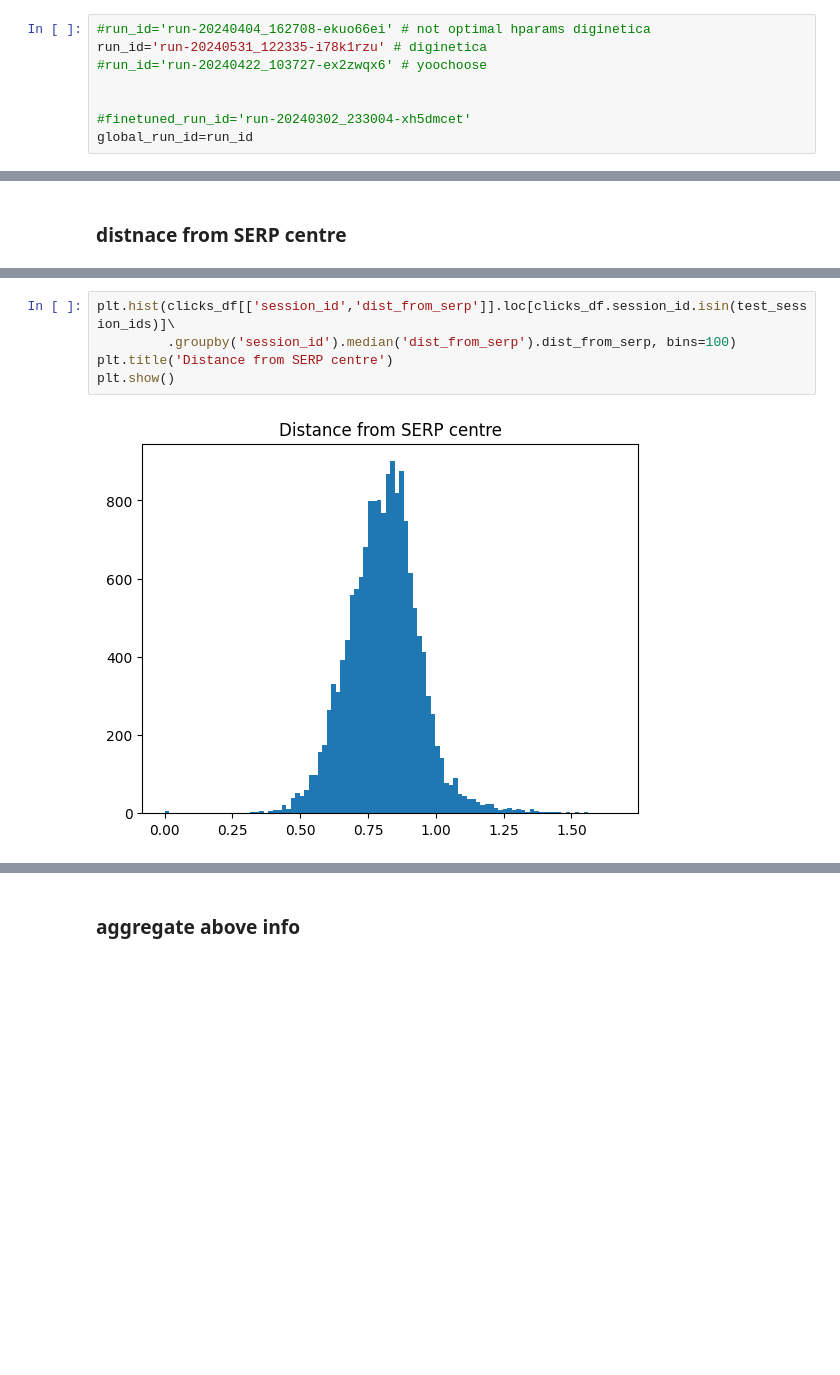
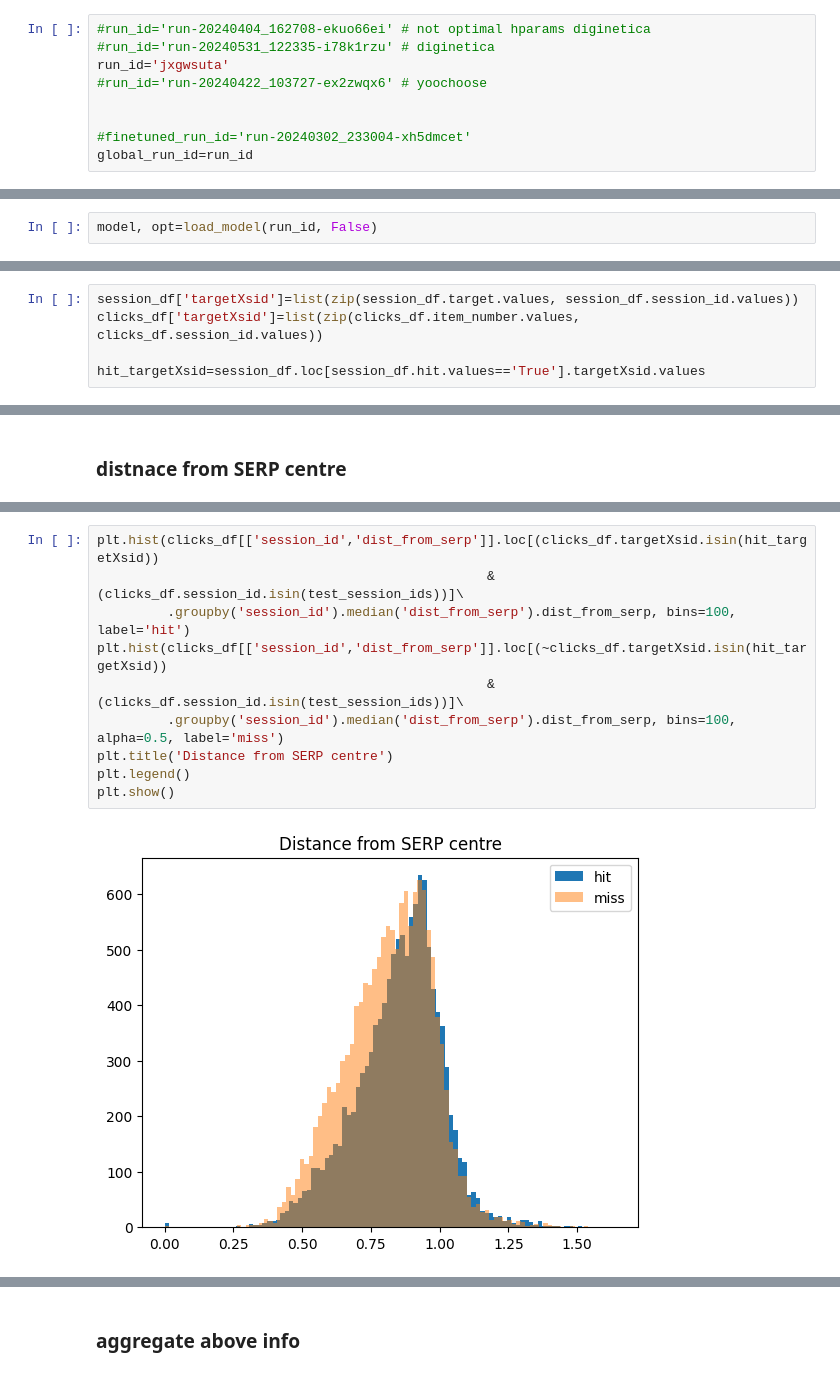
Before and after one commit to kpuchalskixiv/GNN_Master, a Jupyter notebook: srgnn/analyse_items_embeddings.ipynb, the cells around one changed output, grey strips where cells are left out. Drawn from its saved outputs; the diff is of its cells as text; blank space fills up the shorter version.

```diff
--- a/srgnn/analyse_items_embeddings.ipynb
+++ b/srgnn/analyse_items_embeddings.ipynb
@@ -30,7 +32,8 @@ torch.set_float32_matmul_precision('medium')
 # data loading
 # %%
 #run_id='run-20240404_162708-ekuo66ei' # not optimal hparams diginetica
-run_id='run-20240531_122335-i78k1rzu' # diginetica
+#run_id='run-20240531_122335-i78k1rzu' # diginetica
+run_id='jxgwsuta'
 #run_id='run-20240422_103727-ex2zwqx6' # yoochoose
 
 
@@ -56,0 +42,2 @@ model=SRGNN_model.load_from_checkpoint(f"./GNN_master/{global_run_id.split('-')[
+# %%
+model, opt=load_model(run_id, False)
@@ -443,0 +700,5 @@ plt.show()
+# %%
+session_df['targetXsid']=list(zip(session_df.target.values, session_df.session_id.values))
+clicks_df['targetXsid']=list(zip(clicks_df.item_number.values, clicks_df.session_id.values))
+
+hit_targetXsid=session_df.loc[session_df.hit.values=='True'].targetXsid.values
@@ -504,10 +841,15 @@ plt.show()
 # %%
-plt.hist(clicks_df[['session_id','dist_from_serp']].loc[clicks_df.session_id.isin(test_session_ids)]\
-         .groupby('session_id').median('dist_from_serp').dist_from_serp, bins=100)
+plt.hist(clicks_df[['session_id','dist_from_serp']].loc[(clicks_df.targetXsid.isin(hit_targetXsid))
+                                                  &(clicks_df.session_id.isin(test_session_ids))]\
+         .groupby('session_id').median('dist_from_serp').dist_from_serp, bins=100, label='hit')
+plt.hist(clicks_df[['session_id','dist_from_serp']].loc[(~clicks_df.targetXsid.isin(hit_targetXsid))
+                                                  &(clicks_df.session_id.isin(test_session_ids))]\
+         .groupby('session_id').median('dist_from_serp').dist_from_serp, bins=100, alpha=0.5, label='miss')
 plt.title('Distance from SERP centre')
+plt.legend()
 plt.show()
 # %% [output]
-[figure, old version]
+[figure, new version]
 # %%
 # ciekawe przypadki
 # 2137, 10, 1488, 69
```
Also changed, not shown: parts of 59 cells of this notebook, 11 other files.
